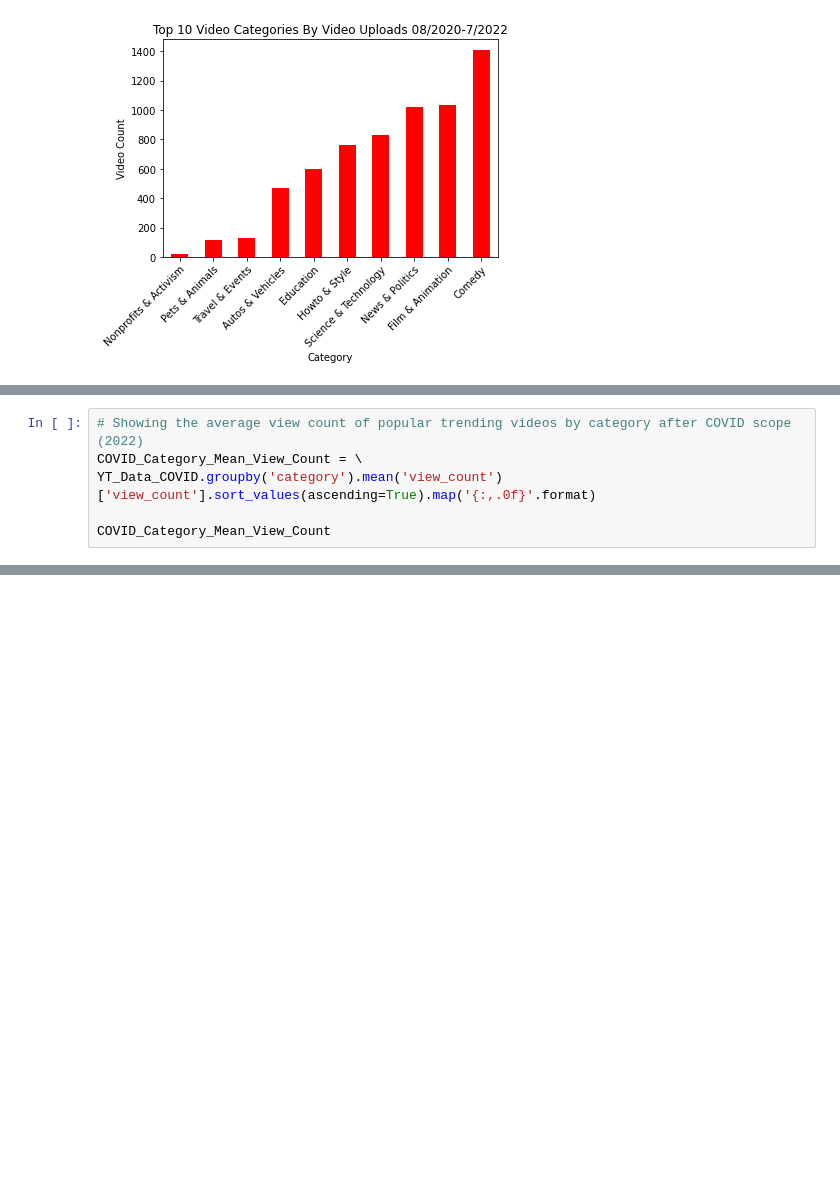
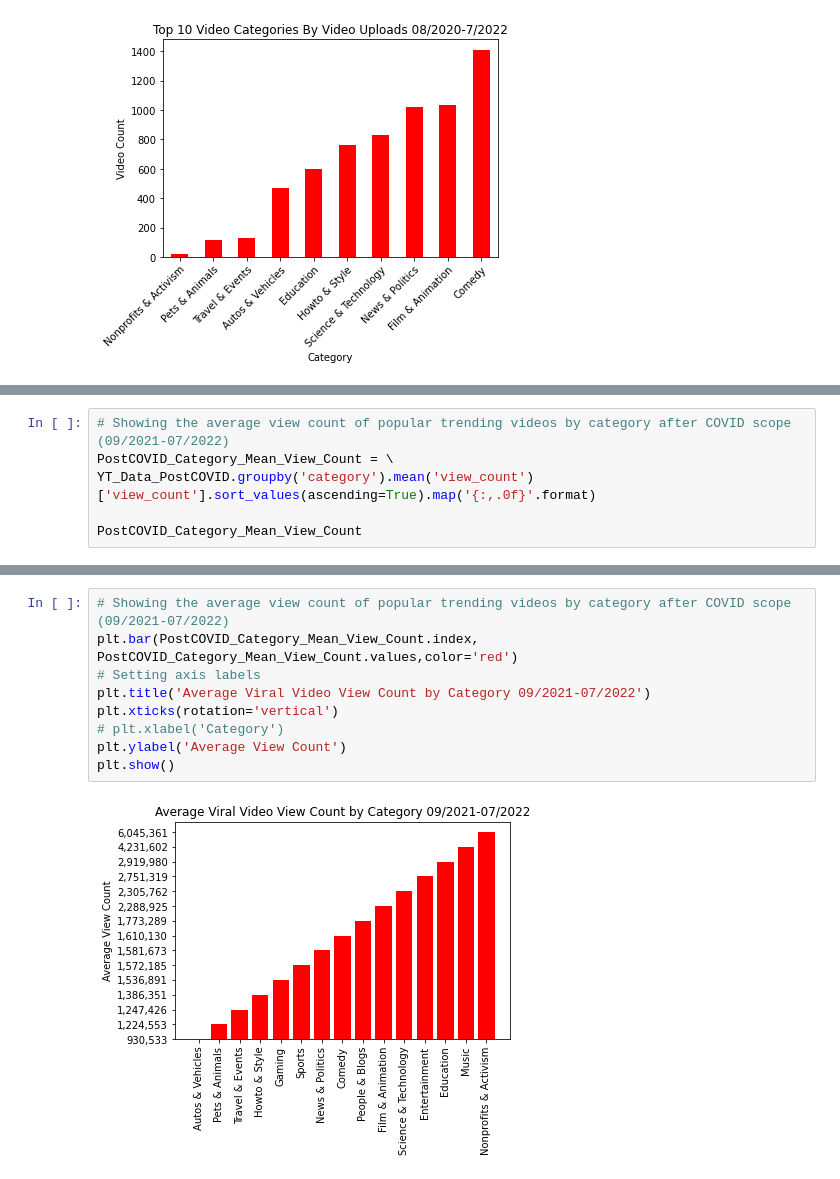
Before and after one commit to robertfben/Covid-Vs.-YouTube-Let-s-get-this-Bread, a Jupyter notebook: Bobby_Update.ipynb, the cells around one changed output, grey strips where cells are left out. Drawn from its saved outputs; the diff is of its cells as text; blank space fills up the shorter version.

```diff
--- a/Bobby_Update.ipynb
+++ b/Bobby_Update.ipynb
@@ -464,6 +472,6 @@ plt.show()
 # %%
-# Showing the average view count of popular trending videos by category after COVID scope (2022)
-COVID_Category_Mean_View_Count = \
-YT_Data_COVID.groupby('category').mean('view_count')['view_count'].sort_values(ascending=True).map('{:,.0f}'.format)
+# Showing the average view count of popular trending videos by category after COVID scope (09/2021-07/2022)
+PostCOVID_Category_Mean_View_Count = \
+YT_Data_PostCOVID.groupby('category').mean('view_count')['view_count'].sort_values(ascending=True).map('{:,.0f}'.format)
 
-COVID_Category_Mean_View_Count
+PostCOVID_Category_Mean_View_Count
@@ -469,0 +496,11 @@ COVID_Category_Mean_View_Count
+# %%
+# Showing the average view count of popular trending videos by category after COVID scope (09/2021-07/2022)
+plt.bar(PostCOVID_Category_Mean_View_Count.index, PostCOVID_Category_Mean_View_Count.values,color='red')
+# Setting axis labels
+plt.title('Average Viral Video View Count by Category 09/2021-07/2022')
+plt.xticks(rotation='vertical')
+# plt.xlabel('Category')
+plt.ylabel('Average View Count')
+plt.show()
+# %% [output]
+[figure, added]
```
Also changed, not shown: parts of 15 cells of this notebook.
